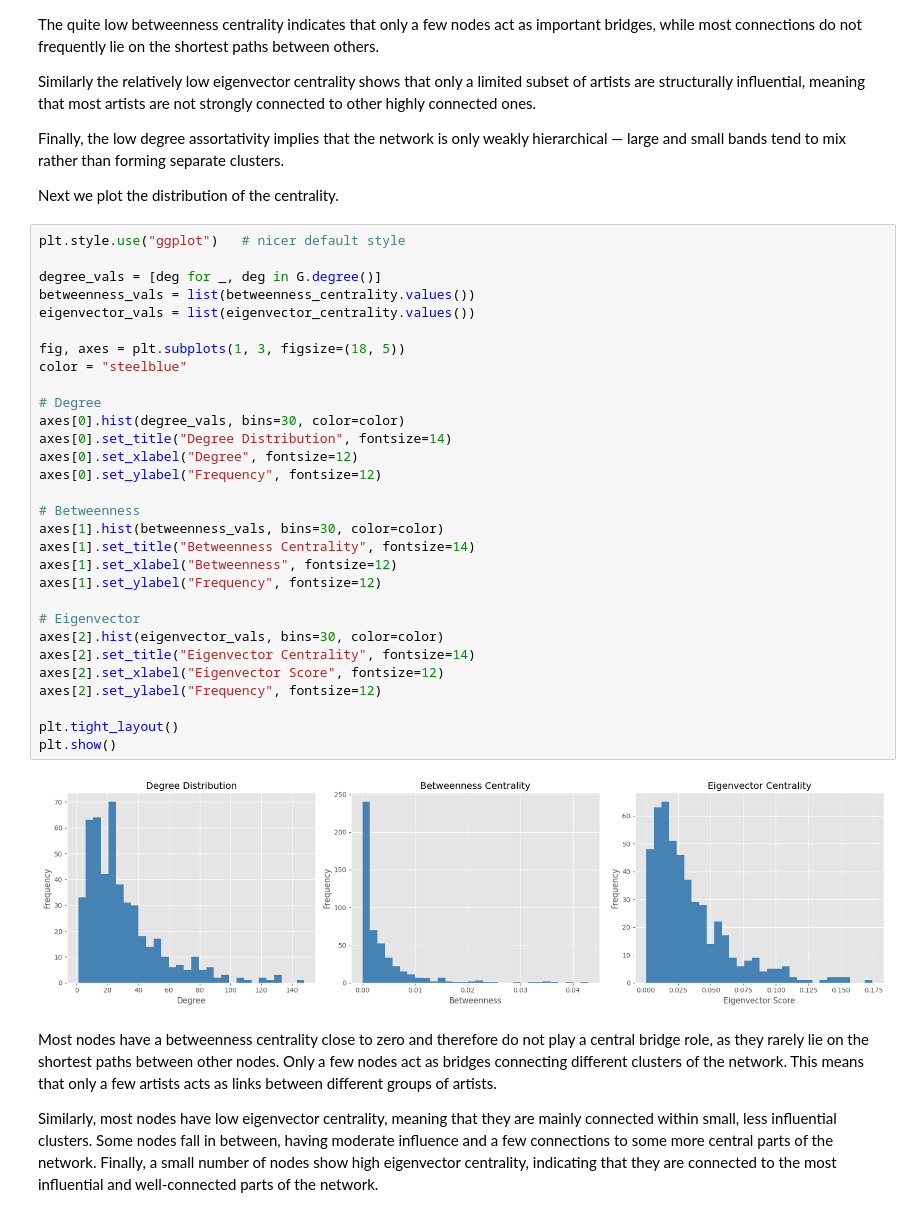
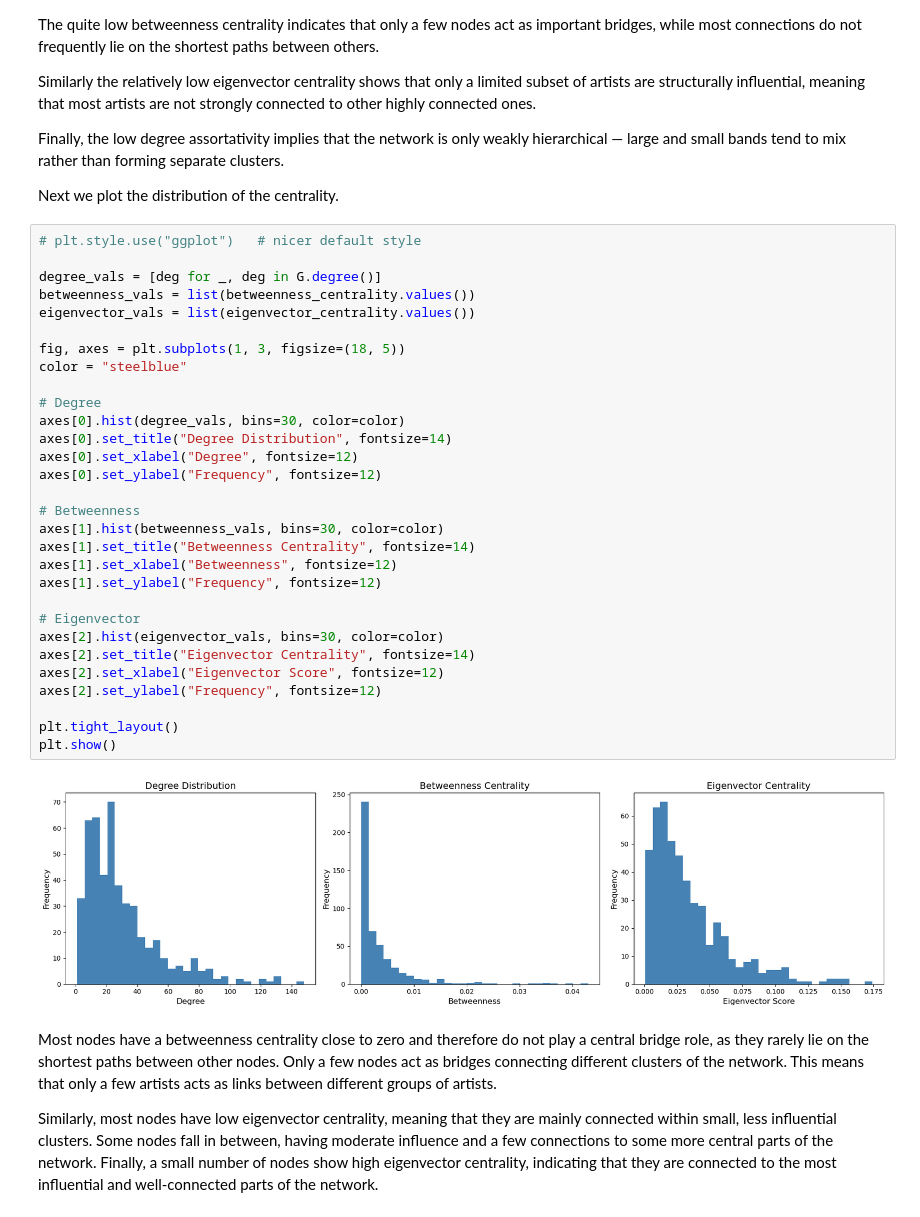
Before and after one commit to fridapfrandsen/SocialGraphsAssignment1, a Jupyter notebook: SocialGraphsAssignment2.ipynb, the cells around one changed output. Drawn from its saved outputs; the diff is of its cells as text.

```diff
--- a/SocialGraphsAssignment2.ipynb
+++ b/SocialGraphsAssignment2.ipynb
@@ -211,37 +211,37 @@ Finally, the low degree assortativity implies that the network is only weakly hi
 
 Next we plot the distribution of the centrality.
 # %%
-plt.style.use("ggplot")   # nicer default style
+# plt.style.use("ggplot")   # nicer default style
 
 degree_vals = [deg for _, deg in G.degree()]
 betweenness_vals = list(betweenness_centrality.values())
 eigenvector_vals = list(eigenvector_centrality.values())
 
 fig, axes = plt.subplots(1, 3, figsize=(18, 5))
 color = "steelblue"
 
 # Degree
 axes[0].hist(degree_vals, bins=30, color=color)
 axes[0].set_title("Degree Distribution", fontsize=14)
 axes[0].set_xlabel("Degree", fontsize=12)
 axes[0].set_ylabel("Frequency", fontsize=12)
 
 # Betweenness
 axes[1].hist(betweenness_vals, bins=30, color=color)
 axes[1].set_title("Betweenness Centrality", fontsize=14)
 axes[1].set_xlabel("Betweenness", fontsize=12)
 axes[1].set_ylabel("Frequency", fontsize=12)
 
 # Eigenvector
 axes[2].hist(eigenvector_vals, bins=30, color=color)
 axes[2].set_title("Eigenvector Centrality", fontsize=14)
 axes[2].set_xlabel("Eigenvector Score", fontsize=12)
 axes[2].set_ylabel("Frequency", fontsize=12)
 
 plt.tight_layout()
 plt.show()
 # %% [output]
-[figure, old version]
+[figure, new version]
 # %% [markdown]
 Most nodes have a betweenness centrality close to zero and therefore do not play a central bridge role, as they rarely lie on the shortest paths between other nodes. Only a few nodes act as bridges connecting different clusters of the network. This means that only a few artists acts as links between different groups of artists.
 
```
Also changed, not shown: parts of 1 cell of this notebook, 1 other file.
